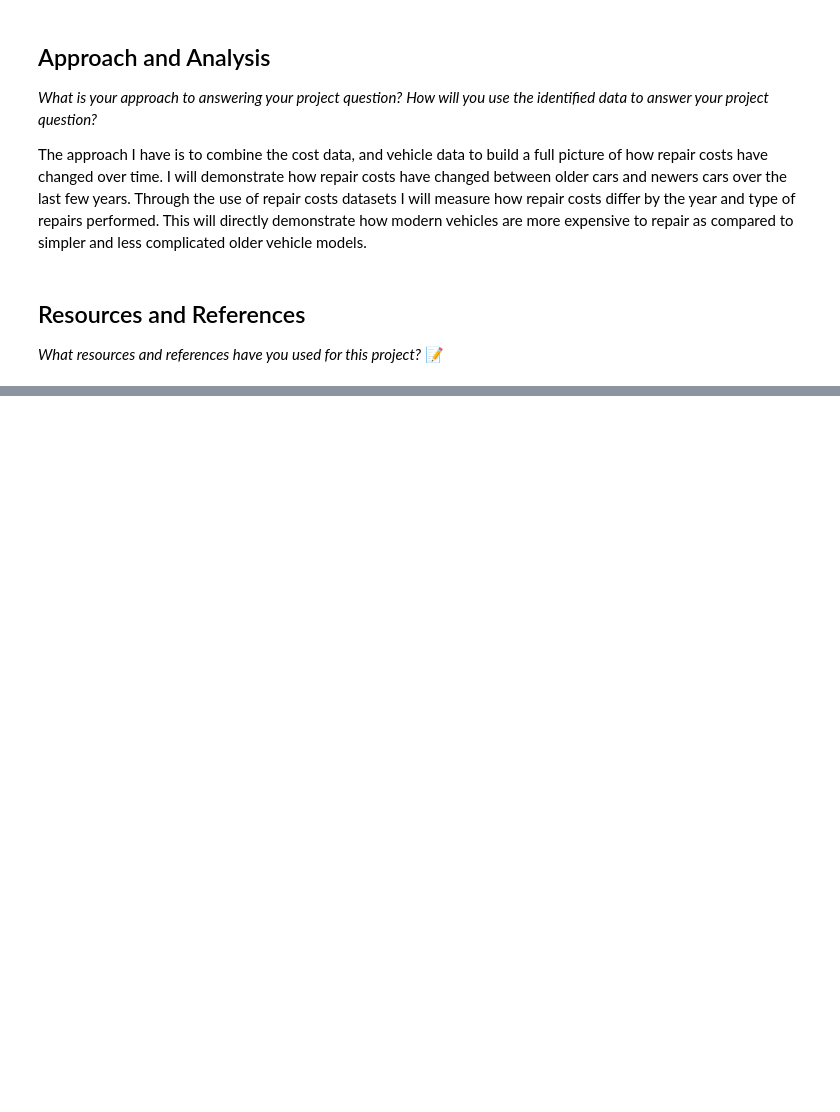
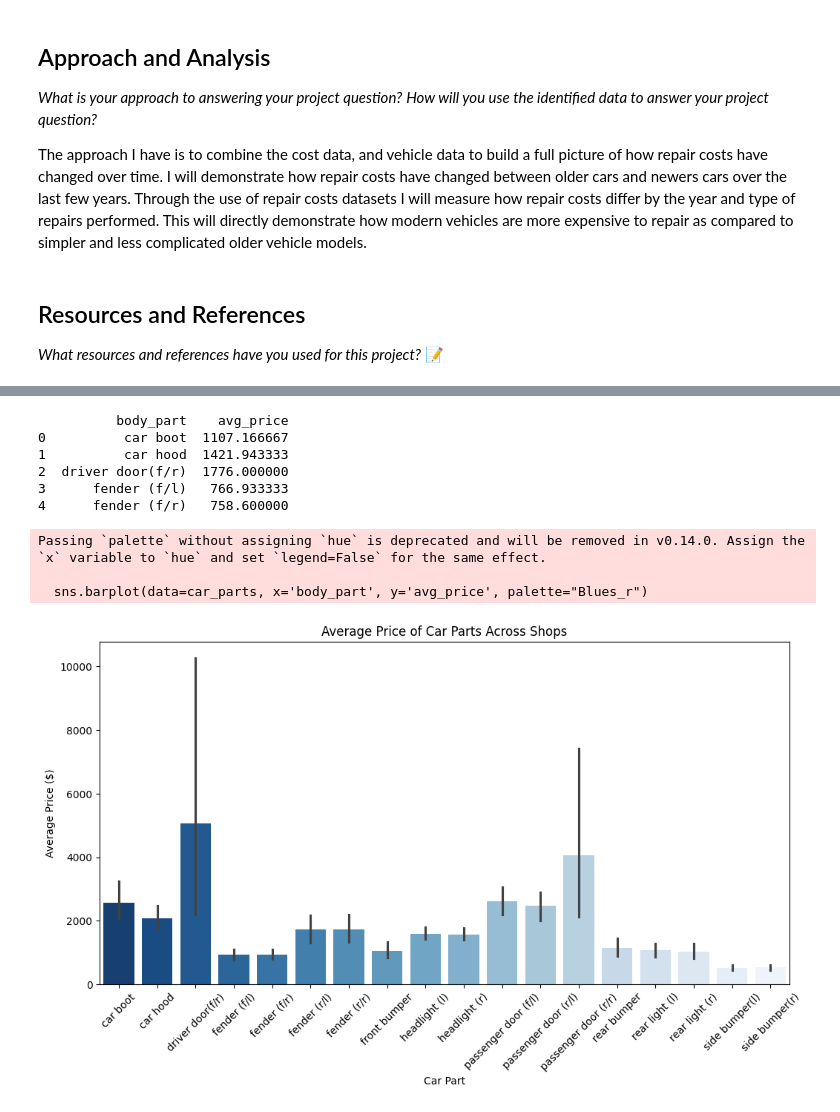
Before and after one commit to IT4063C001-Fall2025/final-project-CalebMastruserio, a Jupyter notebook: source.ipynb, the cells around one changed output, grey strips where cells are left out. Drawn from its saved outputs; the diff is of its cells as text; code cells hidden in the pictures; blank space fills up the shorter version.

```diff
--- a/source.ipynb
+++ b/source.ipynb
@@ -48,0 +206,4 @@ https://www.kaggle.com/datasets/shorooq77/car-parts-price-estimation
+# %%
+# Cleaning column names
+car_parts.columns = car_parts.columns.str.replace(" ", "_").str.replace(r"[^\w]", "", regex=True)
+print("Cleaned columns:", car_parts.columns)
@@ -48,0 +219,12 @@ https://www.kaggle.com/datasets/shorooq77/car-parts-price-estimation
+# %%
+#More cleanup
+import numpy as np
+
+price_cols = ['shop1_eqbal', 'shop2haraj', 'shop3_']
+
+for col in price_cols:
+
+    car_parts[col] = pd.to_numeric(car_parts[col].replace('[\$,]', '', regex=True), errors='coerce')
+
+
+print(car_parts[price_cols].head())
@@ -48,0 +243,36 @@ https://www.kaggle.com/datasets/shorooq77/car-parts-price-estimation
+# %%
+import numpy as np
+
+price_cols = ['shop1_eqbal', 'shop2haraj', 'shop3_']
+for col in price_cols:
+    car_parts[col] = pd.to_numeric(car_parts[col].replace('[\$,]', '', regex=True), errors='coerce')
+
+car_parts['avg_price'] = car_parts[price_cols].mean(axis=1)
+
+print(car_parts[['body_part', 'avg_price']].head())
+# %% [output]
+          body_part    avg_price
+0          car boot  1107.166667
+1          car hood  1421.943333
+2  driver door(f/r)  1776.000000
+3      fender (f/l)   766.933333
+4      fender (f/r)   758.600000
+# %%
+## Visual 3: CPE bar chart.
+# This bar chart shows that some car parts are a lot more expensive across the shops, supporting the idea that more modern software dependent vehicle repairs increase the repair costs.
+
+import matplotlib.pyplot as plt
+import seaborn as sns
+
+plt.figure(figsize=(12,6))
+sns.barplot(data=car_parts, x='body_part', y='avg_price', palette="Blues_r")
+plt.xticks(rotation=45)
+plt.xlabel("Car Part")
+plt.ylabel("Average Price ($)")
+plt.title("Average Price of Car Parts Across Shops")
+plt.show()
+# %% [output]
+Passing `palette` without assigning `hue` is deprecated and will be removed in v0.14.0. Assign the `x` variable to `hue` and set `legend=False` for the same effect.
+
+  sns.barplot(data=car_parts, x='body_part', y='avg_price', palette="Blues_r")
+[figure, added]
```
Also changed, not shown: parts of 14 cells of this notebook, 1 other file.
